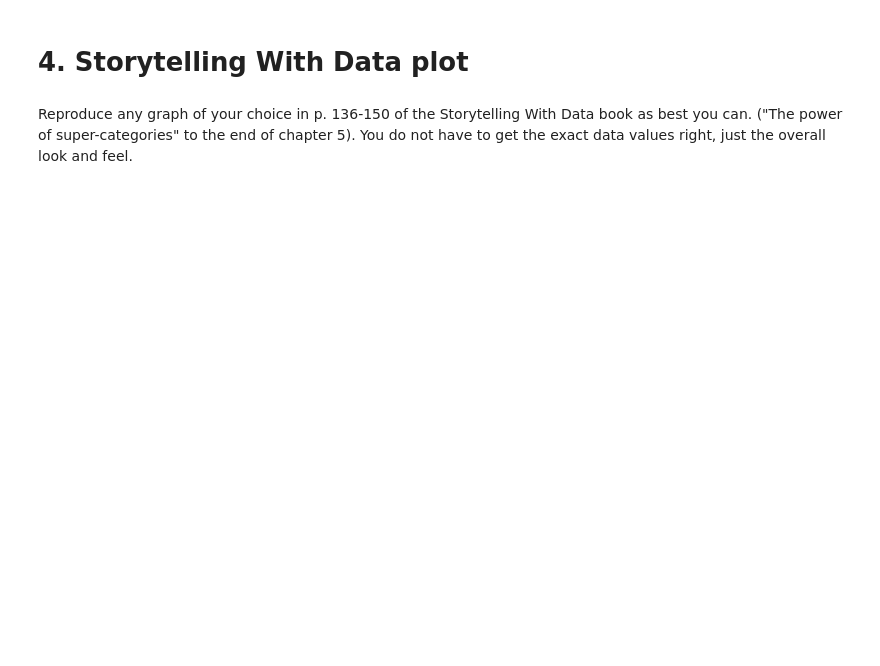
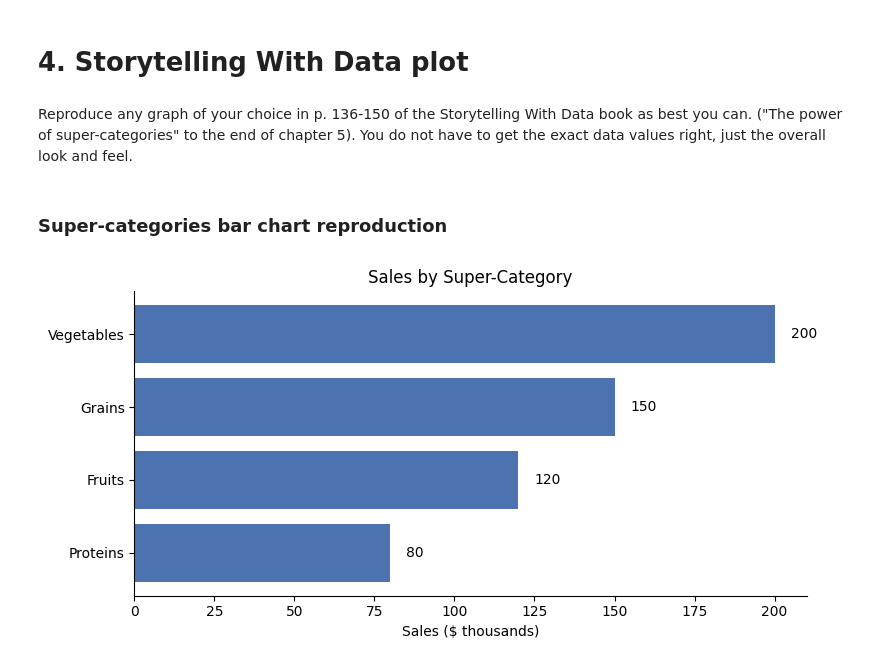
Before and after one commit to auwineza/ModB2-Week9-HW, a Jupyter notebook: OMDS-ModB2-Week9-Uwineza-Annick.ipynb, the cells around one changed output. Saved outputs shown, nothing was run; the diff lists cells and outputs as text; code cells hidden in the pictures; blank space fills up the shorter version.

```diff
--- a/OMDS-ModB2-Week9-Uwineza-Annick.ipynb
+++ b/OMDS-ModB2-Week9-Uwineza-Annick.ipynb
@@ -101,3 +237,39 @@ Try using your correlation information from previous weeks to help choose featur
 # 4. Storytelling With Data plot
 # %% [markdown]
 Reproduce any graph of your choice in p. 136-150 of the Storytelling With Data book as best you can. ("The power of super-categories" to the end of chapter 5). You do not have to get the exact data values right, just the overall look and feel.
+# %% [markdown]
+### Super-categories bar chart reproduction
+# %%
+import matplotlib.pyplot as plt
+import pandas as pd
+
+data = pd.DataFrame({
+    "Super-Category": ["Fruits", "Vegetables", "Grains", "Proteins"],
+    "Sales": [120, 200, 150, 80]
+})
+data = data.sort_values("Sales", ascending=True)
+fig, ax = plt.subplots(figsize=(8, 4))
+
+bars = ax.barh(
+    data["Super-Category"],
+    data["Sales"],
+    color="#4C72B0"
+)
+for bar in bars:
+    width = bar.get_width()
+    ax.text(
+        width + 5,
+        bar.get_y() + bar.get_height()/2,
+        f"{int(width)}",
+        va='center'
+    )
+ax.spines['right'].set_visible(False)
+ax.spines['top'].set_visible(False)
+
+ax.set_xlabel("Sales ($ thousands)")
+ax.set_title("Sales by Super-Category")
+
+plt.tight_layout()
+plt.show()
+# %% [output]
+[figure, added]
```
Also changed, not shown: parts of 10 cells of this notebook.
